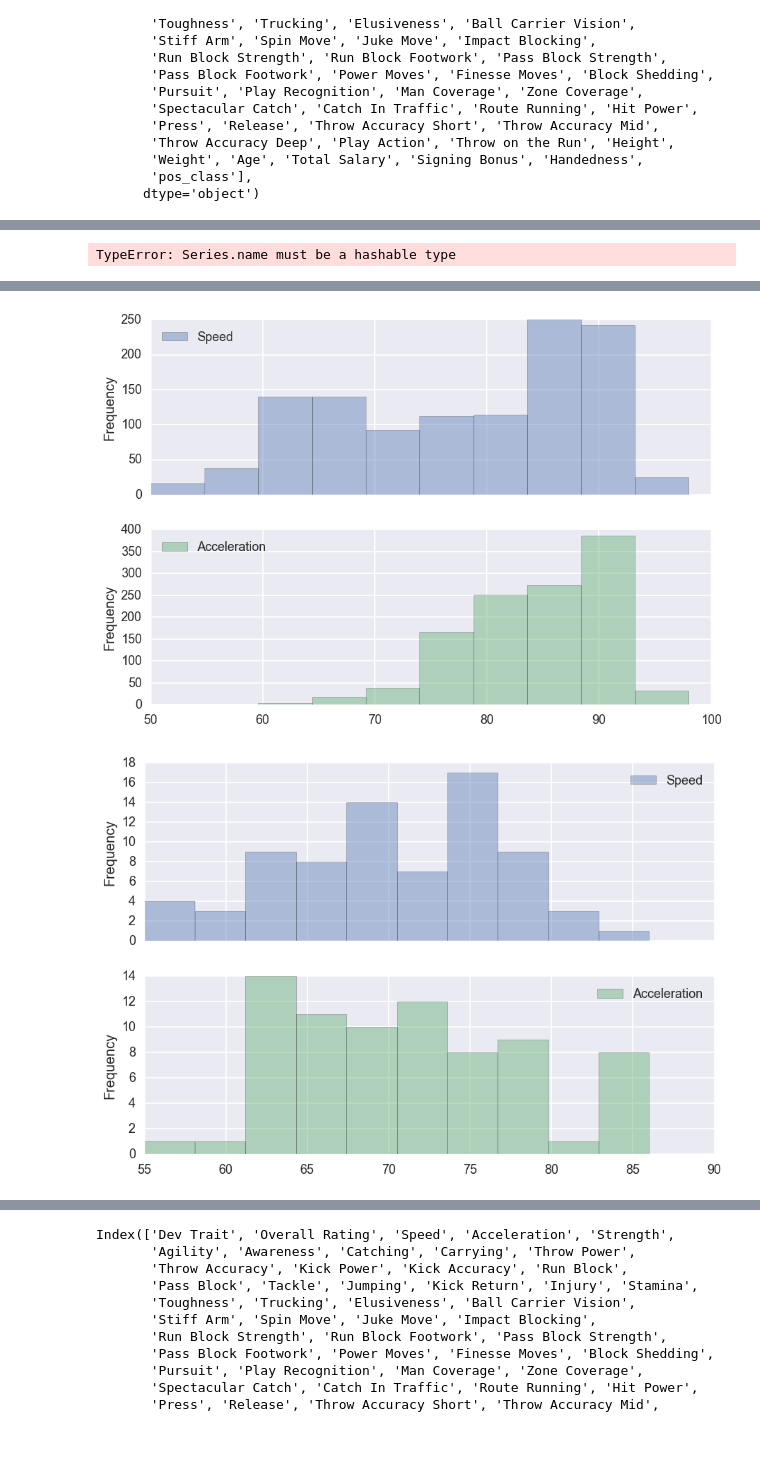
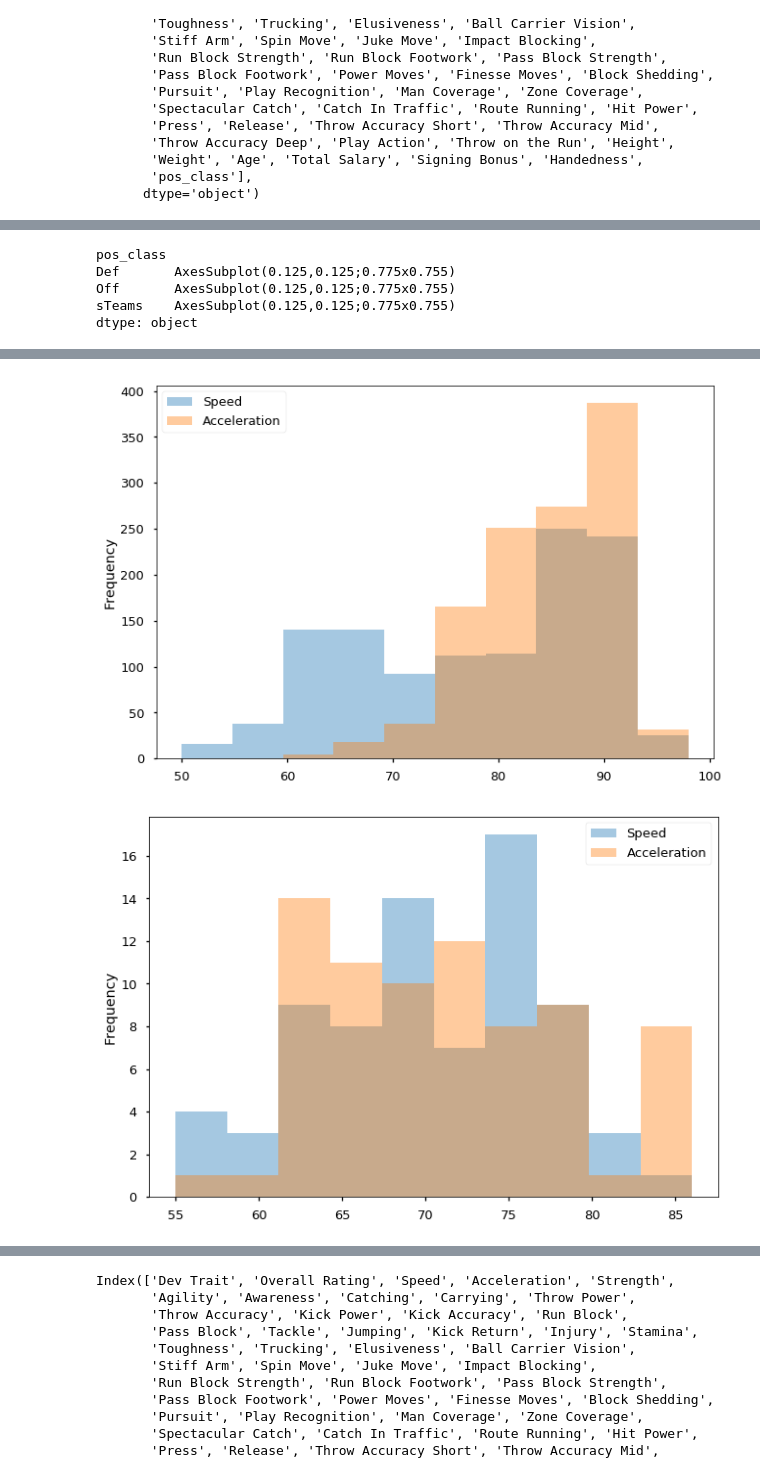
Before and after one commit to JohnErnestBonanno/MaddenML, a Jupyter notebook: MaddenML.ipynb, the cells around one changed output, grey strips where cells are left out. Cells and saved outputs as stored; diff of their text form; code cells hidden in the pictures; blank space fills up the shorter version.

```diff
--- a/MaddenML.ipynb
+++ b/MaddenML.ipynb
@@ -175,4 +175,8 @@ Name: Speed, dtype: object
 # %%
-df.groupby('pos_class')['Speed',"Acceleration"].plot(kind = 'hist', alpha = .4, legend = True,subplots = True)
+df.groupby('pos_class')['Speed',"Acceleration"].plot(kind = 'hist', alpha = .4, legend = True)
 # %% [output]
-TypeError: Series.name must be a hashable type
+pos_class
+Def       AxesSubplot(0.125,0.125;0.775x0.755)
+Off       AxesSubplot(0.125,0.125;0.775x0.755)
+sTeams    AxesSubplot(0.125,0.125;0.775x0.755)
+dtype: object
@@ -180,5 +184,5 @@ TypeError: Series.name must be a hashable type
-[figure, old version]
+[figure, new version]
-[figure, old version]
+[figure, new version]
 # %%
 df[['Overall Rating', 'Speed', 'Acceleration','pos_class']].groupby('pos_class').hist(
     figsize=(9,3),
```
Also changed, not shown: parts of 15 cells of this notebook.
